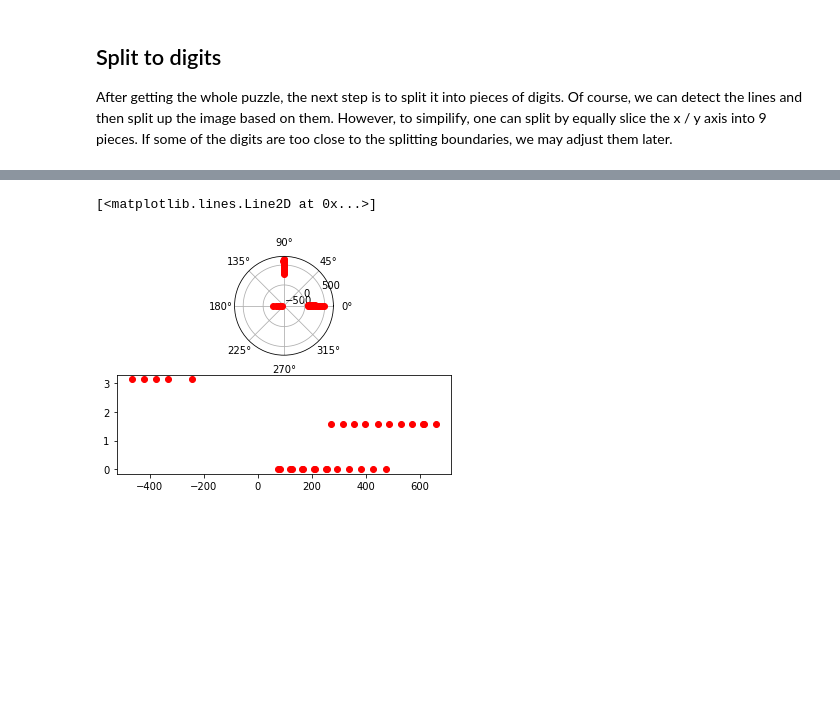
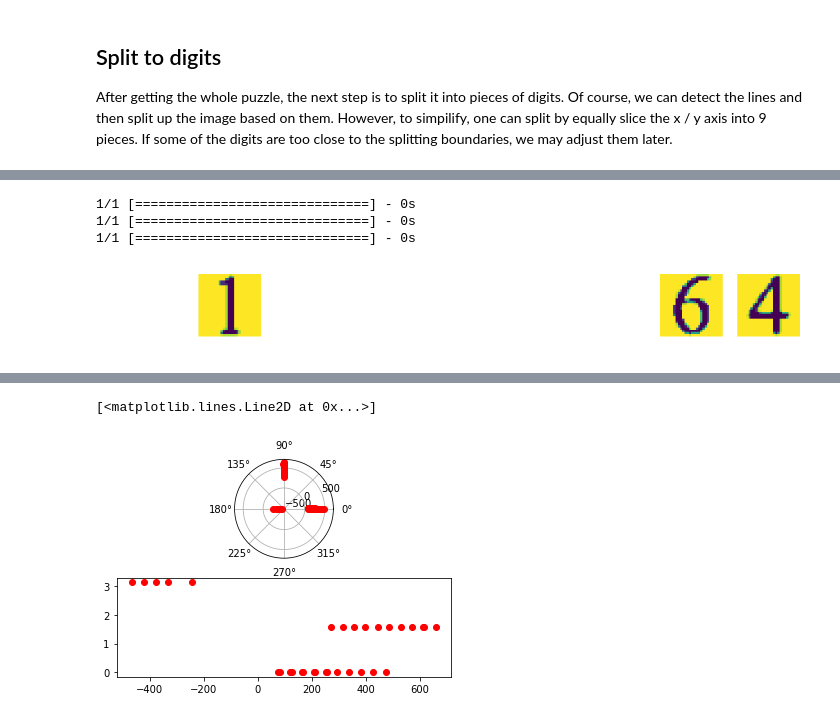
Before and after one commit to mydmdm/sudoku, a Jupyter notebook: notebook/ipwebcam.ipynb, the cells around one changed output, grey strips where cells are left out. Saved outputs shown, nothing was run; the diff lists cells and outputs as text; code cells hidden in the pictures; blank space fills up the shorter version.

```diff
--- a/notebook/ipwebcam.ipynb
+++ b/notebook/ipwebcam.ipynb
@@ -171,0 +216,61 @@ Epoch 10/10
+# %%
+def removeBoundaries(img, axis=-1, thr=0.1):
+    if axis == 0:
+        n = int(img.shape[0]*thr)
+        hline = cv2.getStructuringElement(cv2.MORPH_RECT, (1,n))
+    elif axis == 1:
+        n = int(img.shape[1]*thr)
+        hline = cv2.getStructuringElement(cv2.MORPH_RECT, (n, 1))
+    else:
+        return removeBoundaries(removeBoundaries(img, 0), 1)
+    H = np.copy(img)
+    H = cv2.morphologyEx(H, cv2.MORPH_CLOSE, hline, (-1,-1))
+    if axis == 0:
+        img[0:n,:], img[-n:,:] = H[0:n,:], H[-n:,:]
+    else:
+        img[:,0:n], img[:,-n:] = H[:,0:n], H[:,-n:]
+    return img
+
+def contourCloseToBoundary(contour, img, thr=0.1):
+    ymax, xmax = img.shape
+    x,y,w,h = cv2.boundingRect(contour)
+    rx = (x if x*2 + w <= xmax else xmax - (x+w)) / xmax
+    ry = (y if y*2 + h <= ymax else ymax - (y+h)) / ymax
+    return min(rx,ry) <= thr
+
+def contourIsWholeImg(contour, img):
+    ymax, xmax = img.shape
+    x,y,w,h = cv2.boundingRect(contour)
+    return x==0 and y==0 and w==xmax and h==ymax
+
+def recognizeDigit(mdl, img, thresh=0.5):
+    edges = np.copy(img)
+    edges = cv2.adaptiveThreshold(edges,255,cv2.ADAPTIVE_THRESH_MEAN_C,cv2.THRESH_BINARY,15,15)
+    _, contours, hierarchy = cv2.findContours(edges,cv2.RETR_TREE,cv2.CHAIN_APPROX_SIMPLE)
+    validCont = []
+    for k in list(range(len(contours))):
+        if contourIsWholeImg(contours[k],img) or contourCloseToBoundary(contours[k], img, thr=0.15):
+            continue
+        validCont.append(contours[k])
+    if len(validCont) == 0:
+        return 0, img
+    hull = cv2.convexHull(np.vstack(validCont))
+    rst, _ = getContourImage(edges, hull, (28,28))
+    plt.imshow(rst)
+    return str(mdl.predict_classes(rst)[0]), rst
+
+img_mdl = [[[] for j in range(9)] for i in range(9)]
+puzzle = np.zeros((9,9))
+plt.figure(2,figsize=(15,15))
+for i in list(range(1)):
+    for j in list(range(9)):
+        plt.subplot(9,9,9*i+j+1)
+        puzzle[i][j], img_mdl[i][j] = recognizeDigit(mdl,img_digits[i][j])
+        plt.axis('off')
+
+#preProcessDigits(img_digits[0][1])
+# %% [output]
+1/1 [==============================] - 0s
+1/1 [==============================] - 0s
+1/1 [==============================] - 0s
+[figure, added]
```
Also changed, not shown: parts of 9 cells of this notebook.
